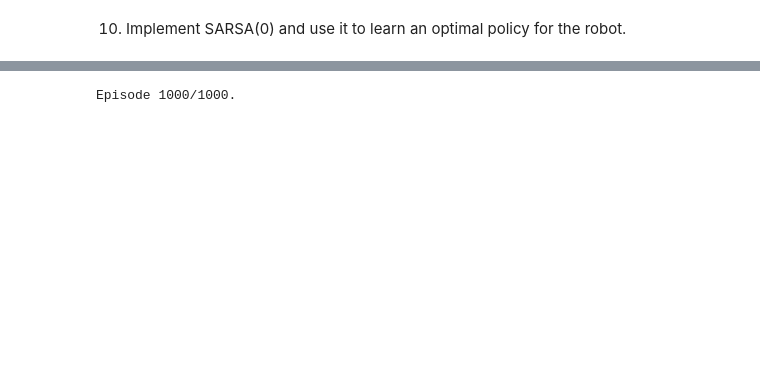
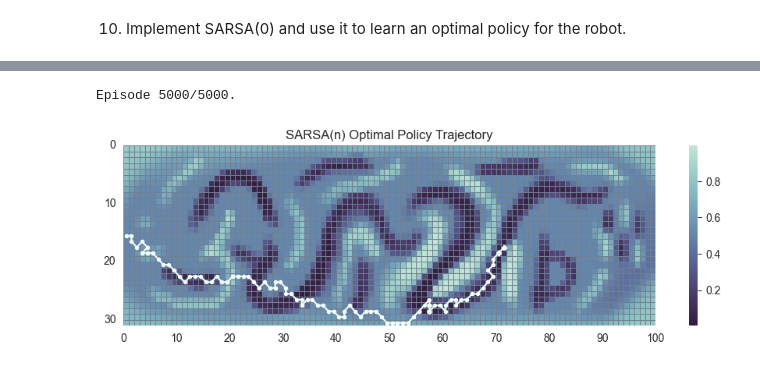
Before and after one commit to kuimetra/reinforcement_learning, a Jupyter notebook: problem_set3/main.ipynb, the cells around one changed output, grey strips where cells are left out. Saved outputs shown, nothing was run; the diff lists cells and outputs as text; code cells hidden in the pictures; blank space fills up the shorter version.

Commit message:
mc and sarsa(0) plots

```diff
--- a/problem_set3/main.ipynb
+++ b/problem_set3/main.ipynb
@@ -270,12 +275,12 @@ sarsa0_Q = sarsa0(env, num_episodes=5000)
 # %%
 state, _ = env.reset()
 sarsa0_trajectory = [get_pos(state)]
-# while True:
-for _ in range(5000):
+while True:
+    # for _ in range(5000):
     action = np.argmax(sarsa0_Q[get_pos(state)])
     state, reward, done, _, _ = env.step(action)
     sarsa0_trajectory.append(get_pos(state))
-    # if done:
-    #     break
+    if done:
+        break
 # %%
 plot_trajectory(sarsa0_trajectory, title="SARSA(0) Optimal Policy Trajectory")
@@ -282,5 +289,5 @@ plot_trajectory(sarsa0_trajectory, title="SARSA(0) Optimal Policy Trajectory")
 # %%
-def sarsa_n(env, num_episodes, n, alpha=0.1, gamma=1, epsilon=0.4):
+def sarsa_n(env, n, num_episodes, episode_steps=1000, alpha=0.1, gamma=1, epsilon=0.4):
     Q = np.copy(action_value_function)
     policy = eps_greedy_policy(Q, epsilon, env.action_space.n)
 
@@ -294,7 +301,7 @@ def sarsa_n(env, num_episodes, n, alpha=0.1, gamma=1, epsilon=0.4):
         action = np.random.choice(np.arange(len(probs)), p=probs)
         state_action_reward_queue = []
 
-        for t in itertools.count():
+        for _ in range(episode_steps):
             # take action A, observe R, S'
             next_state, reward, done, _, _ = env.step(action)
 
@@ -322,23 +329,25 @@ def sarsa_n(env, num_episodes, n, alpha=0.1, gamma=1, epsilon=0.4):
             state = next_state
             action = next_action
 
-            # print(state)
-
     return Q
 # %%
-sarsa_n_Q = sarsa_n(env, num_episodes=500, n=5)
+sarsa_n_Q = sarsa_n(env, n=5, num_episodes=5000)
+# %% [output]
+Episode 5000/5000.
 # %%
 state, _ = env.reset()
-sarsa_n_trajectory = [get_pos(state)]
+sarsa5_trajectory = [get_pos(state)]
 # while True:
-for _ in range(10000):
+for _ in range(500):
     action = np.argmax(sarsa_n_Q[get_pos(state)])
     state, reward, done, _, _ = env.step(action)
-    sarsa_n_trajectory.append(get_pos(state))
+    sarsa5_trajectory.append(get_pos(state))
     # if done:
     #     break
 # %%
-plot_trajectory(sarsa_n_trajectory, title="SARSA(n) Optimal Policy Trajectory")
+plot_trajectory(sarsa5_trajectory, title="SARSA(n) Optimal Policy Trajectory")
+# %% [output]
+[figure, added]
 # %%
 def q_learning(env, num_episodes, alpha=0.1, gamma=1, epsilon=0.4):
     # reuse action-value function from task 2 (Q(terminal,·) = 0)
@@ -377,9 +386,7 @@ def q_learning(env, num_episodes, alpha=0.1, gamma=1, epsilon=0.4):
 
     return policy
 # %%
-q_learning_policy = q_learning(env, num_episodes=1000)
+q_learning_policy = q_learning(env, num_episodes=5000)
-# %% [output]
-Episode 1000/1000.
 # %%
 state, _ = env.reset()
 q_learning_trajectory = [get_pos(state)]
```
Also changed, not shown: parts of 8 cells of this notebook.
